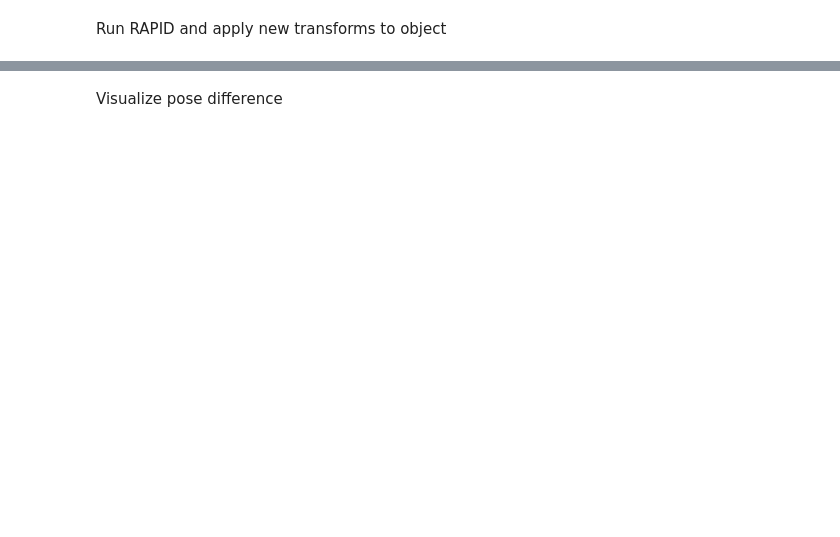
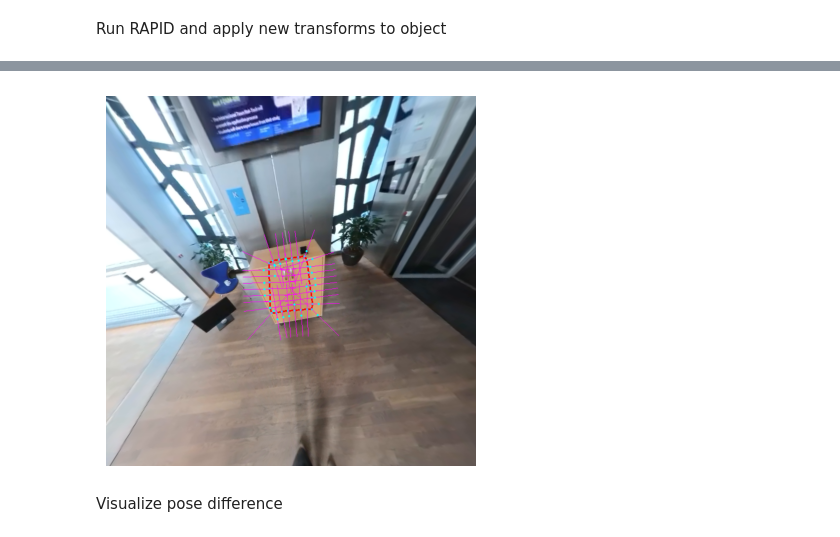
Before and after one commit to ruetzmax/instruct360, a Jupyter notebook: track_object_pose.ipynb, the cells around one changed output, grey strips where cells are left out. Saved outputs shown, nothing was run; the diff lists cells and outputs as text; code cells hidden in the pictures; blank space fills up the shorter version.

```diff
--- a/track_object_pose.ipynb
+++ b/track_object_pose.ipynb
@@ -94 +133,20 @@ Run RAPID and apply new transforms to object
+# %%
+# find correspondencies
+cols, response = cv2.rapid.findCorrespondencies(
+    bundle
+)
+correspondencies_2d, correspondencies_3d = cv2.rapid.convertCorrespondencies(
+    cols,
+    src_locations
+)
+# %%
+correspondencies_overlay = bundle_overlay.copy()
+
+correspondencies = correspondencies_2d.reshape(-1, 2).astype(np.int32)
+for pt in correspondencies:
+    cv2.circle(correspondencies_overlay, tuple(pt), 2, (0, 255, 255), -1)
+
+display_image(correspondencies_overlay)
+# %% [output]
+[figure, added]
 # %%
```
Also changed, not shown: parts of 11 cells of this notebook, 3 other files.
